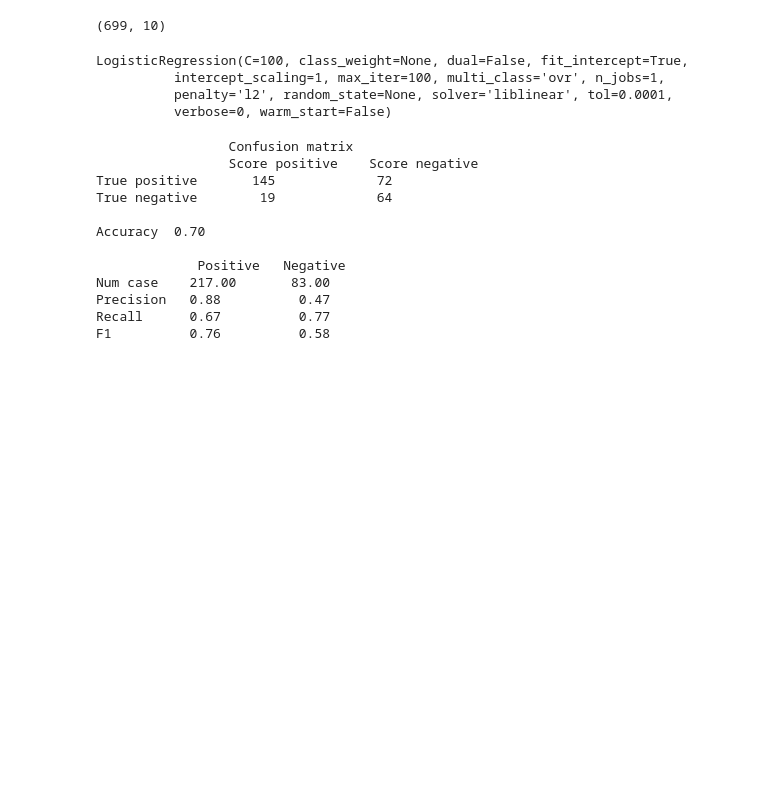
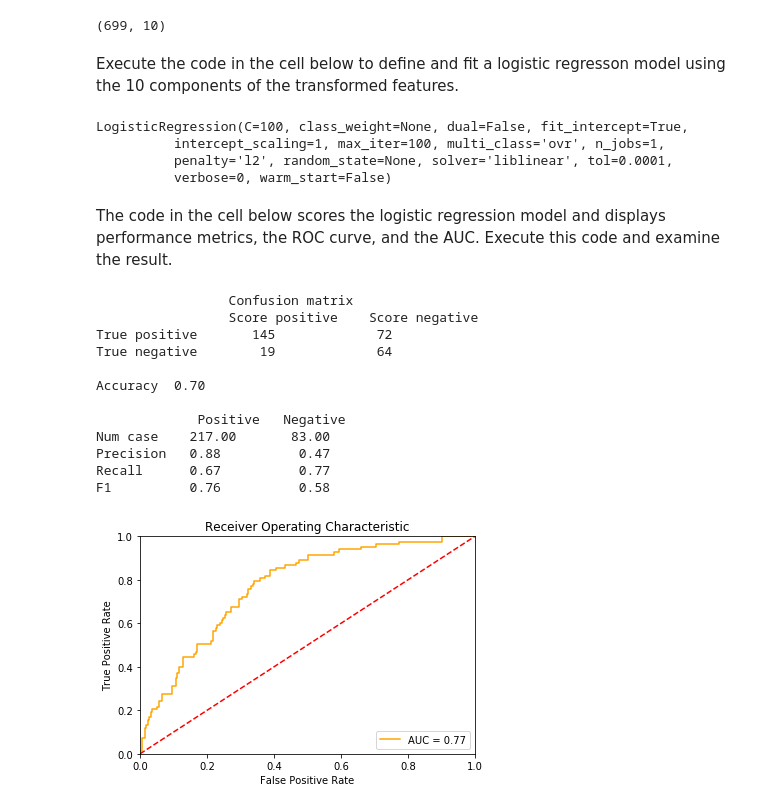
Before and after one commit to syslin/-MicrosoftLearning-Principles-of-Machine-Learning-Python, a Jupyter notebook: Module5/DimensionalityReduction.ipynb, the cells around one changed output. Drawn from its saved outputs; the diff is of its cells as text; code cells hidden in the pictures; blank space fills up the shorter version.

```diff
--- a/Module5/DimensionalityReduction.ipynb
+++ b/Module5/DimensionalityReduction.ipynb
@@ -186,29 +301,35 @@ Comps_10 = pca_mod_10.transform(x_train)
 Comps_10.shape
 # %% [output]
 (699, 10)
+# %% [markdown]
+Execute the code in the cell below to define and fit a logistic regresson model using the 10 components of the transformed features.
 # %%
 ## define and fit the linear regression model
-lin_mod_10 = linear_model.LogisticRegression(C = 100)
-lin_mod_10.fit(Comps_10, y_train)
+log_mod_10 = linear_model.LogisticRegression(C = 100)
+log_mod_10.fit(Comps_10, y_train)
 # %% [output]
 LogisticRegression(C=100, class_weight=None, dual=False, fit_intercept=True,
           intercept_scaling=1, max_iter=100, multi_class='ovr', n_jobs=1,
           penalty='l2', random_state=None, solver='liblinear', tol=0.0001,
           verbose=0, warm_start=False)
+# %% [markdown]
+The code in the cell below scores the logistic regression model and displays performance metrics, the ROC curve, and the AUC. Execute this code and examine the result.
 # %%
-probabilities = lin_mod_10.predict_proba(pca_mod_10.transform(x_test))
+probabilities = log_mod_10.predict_proba(pca_mod_10.transform(x_test))
 scores = score_model(probabilities, 0.3)
 print_metrics(y_test, scores)
+plot_auc(y_test, probabilities)
 # %% [output]
                  Confusion matrix
                  Score positive    Score negative
 True positive       145             72
 True negative        19             64
 
 Accuracy  0.70
 
              Positive   Negative
 Num case    217.00       83.00
 Precision   0.88          0.47
 Recall      0.67          0.77
 F1          0.76          0.58
+[figure, added]
```
Also changed, not shown: parts of 36 cells of this notebook.
